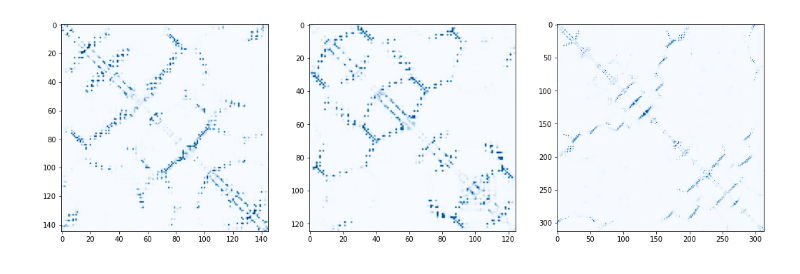
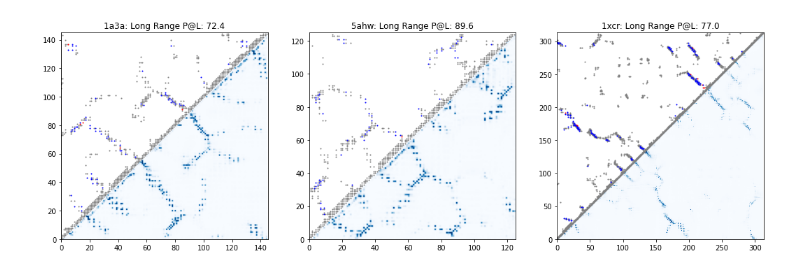
Before and after one commit to facebookresearch/esm, a Jupyter notebook: examples/contact_prediction.ipynb, the cells around one changed output. Drawn from its saved outputs; the diff is of its cells as text; code cells hidden in the pictures.

Commit message:
update contact prediction example notebook

```diff
--- a/examples/contact_prediction.ipynb
+++ b/examples/contact_prediction.ipynb
@@ -57,4 +402,0 @@ esm1b_data = [
-# %%
-esm1b_batch_labels, esm1b_batch_strs, esm1b_batch_tokens = esm1b_batch_converter(esm1b_data)
-esm1b_batch_tokens = esm1b_batch_tokens.cuda()
-print(esm1b_batch_tokens.size(), esm1b_batch_tokens.dtype)  # Should be a 2D tensor with dtype torch.int64.
@@ -66,7 +420,10 @@ esm1b_contacts = esm1b.predict_contacts(esm1b_batch_tokens).cpu()
 # %%
 fig, axes = plt.subplots(figsize=(18, 6), ncols=3)
-for ax, contact, sequence in zip(axes, esm1b_contacts, esm1b_batch_strs):
-    seqlen = len(sequence)
-    ax.imshow(contact[:seqlen, :seqlen], cmap="Blues")
+for ax, name in zip(axes, PDB_IDS):
+    prediction = esm1b_predictions[name]
+    target = contacts[name]
+    plot_contacts_and_predictions(
+        prediction, target, ax=ax, title = lambda prec: f"{name}: Long Range P@L: {100 * prec:0.1f}"
+    )
 plt.show()
 # %% [output]
@@ -78,4 +433,4 @@ The MSAs used here are samples from the [`trRosetta` (v1) dataset](https://yangl
 # %%
-msa_transformer, msa_alphabet = esm.pretrained.esm_msa1b_t12_100M_UR50S()
+msa_transformer, msa_transformer_alphabet = esm.pretrained.esm_msa1b_t12_100M_UR50S()
 msa_transformer = msa_transformer.eval().cuda()
-msa_batch_converter = msa_alphabet.get_batch_converter()
+msa_transformer_batch_converter = msa_transformer_alphabet.get_batch_converter()
@@ -95,0 +437,13 @@ msa_contacts = msa_transformer.predict_contacts(msa_batch_tokens).cpu()
+# %%
+msa_transformer_predictions = {}
+msa_transformer_results = []
+for name, inputs in msas.items():
+    inputs = greedy_select(inputs, num_seqs=128) # can change this to pass more/fewer sequences
+    msa_transformer_batch_labels, msa_transformer_batch_strs, msa_transformer_batch_tokens = msa_transformer_batch_converter([inputs])
+    msa_transformer_batch_tokens = msa_transformer_batch_tokens.to(next(msa_transformer.parameters()).device)
+    msa_transformer_predictions[name] = msa_transformer.predict_contacts(msa_transformer_batch_tokens)[0].cpu()
+    metrics = {"id": name, "model": "MSA Transformer (Unsupervised)"}
+    metrics.update(evaluate_prediction(msa_transformer_predictions[name], contacts[name]))
+    msa_transformer_results.append(metrics)
+msa_transformer_results = pd.DataFrame(msa_transformer_results)
+display(msa_transformer_results)
@@ -96,8 +455,11 @@ msa_contacts = msa_transformer.predict_contacts(msa_batch_tokens).cpu()
 # %%
 fig, axes = plt.subplots(figsize=(18, 6), ncols=3)
-for ax, contact, msa in zip(axes, msa_contacts, msa_batch_strs):
-    seqlen = len(msa[0])
-    ax.imshow(contact[:seqlen, :seqlen], cmap="Blues")
+for ax, name in zip(axes, PDB_IDS):
+    prediction = msa_transformer_predictions[name]
+    target = contacts[name]
+    plot_contacts_and_predictions(
+        prediction, target, ax=ax, title = lambda prec: f"{name}: Long Range P@L: {100 * prec:0.1f}"
+    )
 plt.show()
 # %% [output]
-[figure, old version]
+[figure, new version]
```
Also changed, not shown: parts of 36 cells of this notebook.
